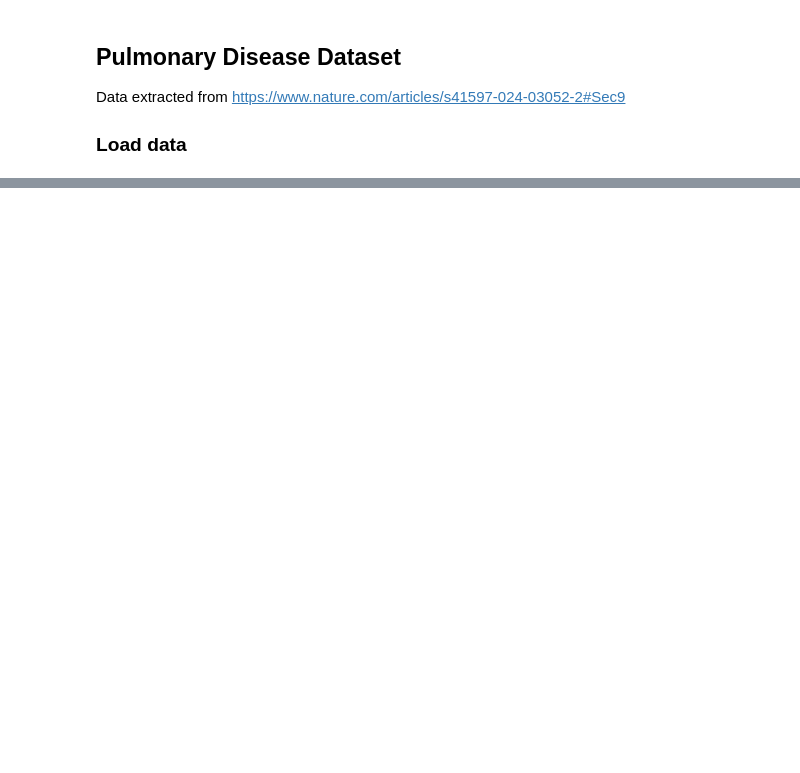
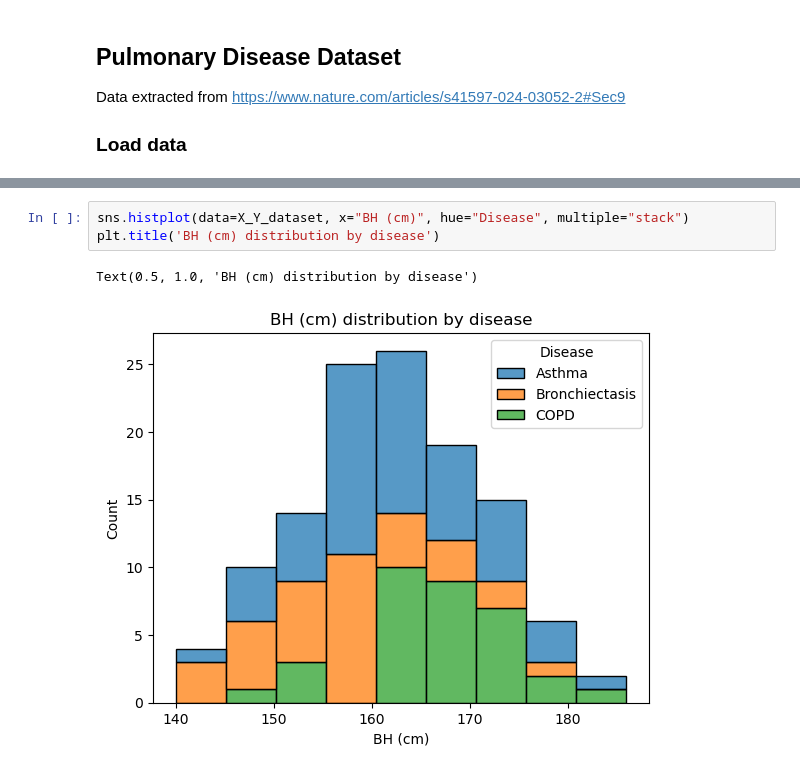
Before and after one commit to IgnacioFabietti/VOC_analysis, a Jupyter notebook: VOC_analysis.ipynb, the cells around one changed output, grey strips where cells are left out. Cells and saved outputs as stored; diff of their text form; blank space fills up the shorter version.

```diff
--- a/VOC_analysis.ipynb
+++ b/VOC_analysis.ipynb
@@ -139,0 +323,6 @@ Data extracted from https://www.nature.com/articles/s41597-024-03052-2#Sec9
+# %%
+sns.histplot(data=X_Y_dataset, x="BH (cm)", hue="Disease", multiple="stack")
+plt.title('BH (cm) distribution by disease')
+# %% [output]
+Text(0.5, 1.0, 'BH (cm) distribution by disease')
+[figure, added]
```
Also changed, not shown: parts of 35 cells of this notebook.
